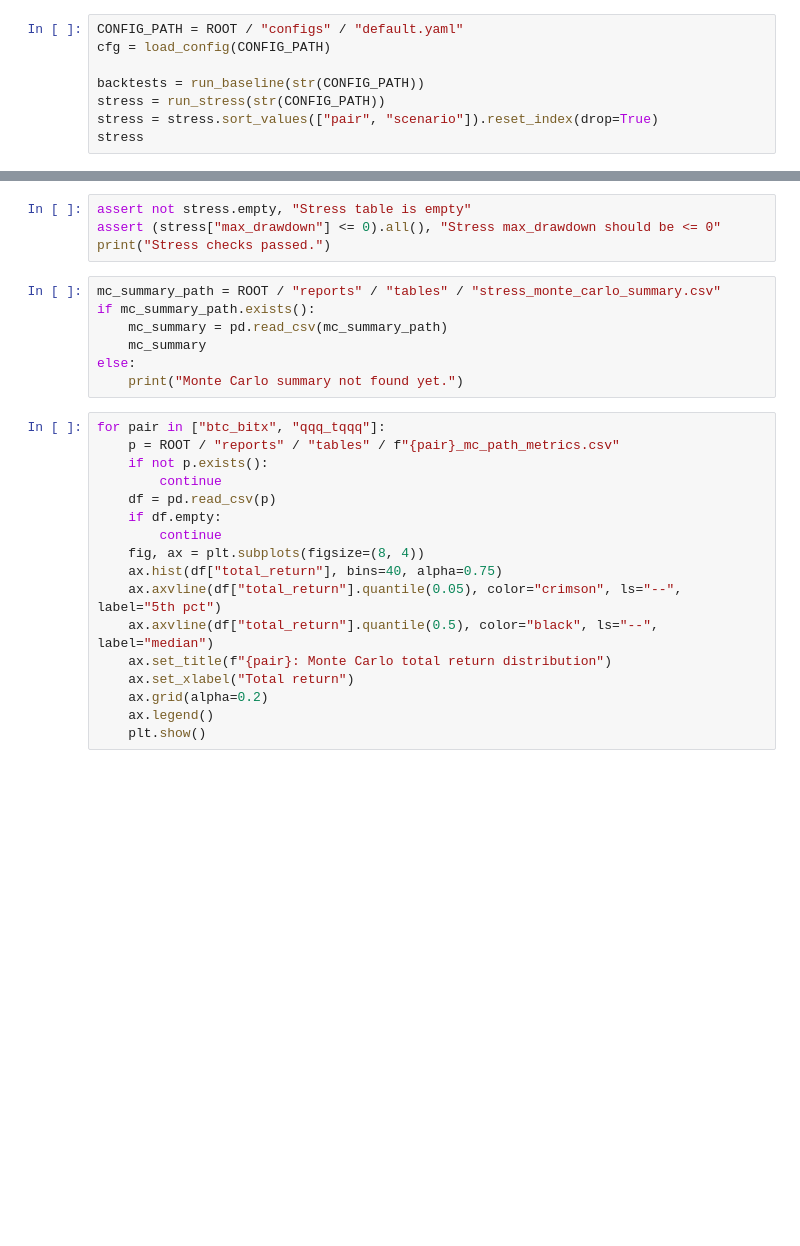
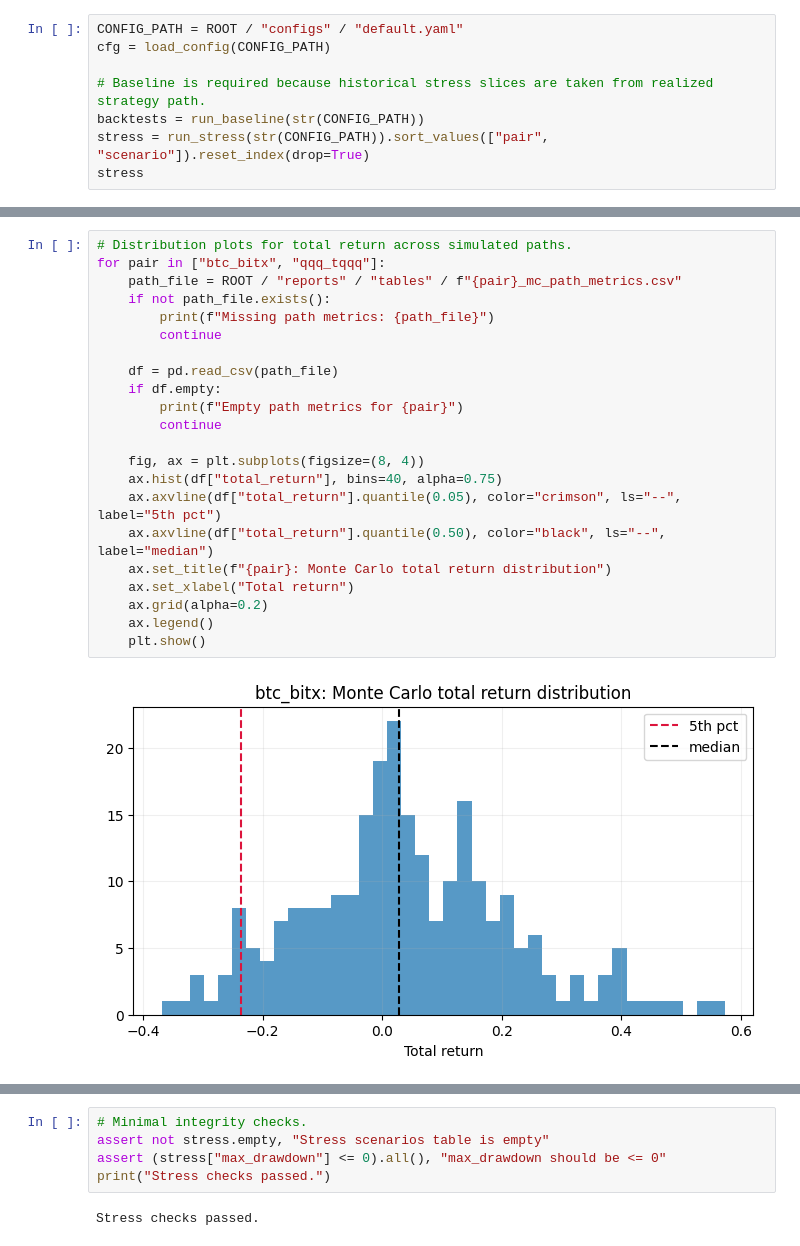
Before and after one commit to Christopher-Xu1/LS-ETF-vol-decay-research, a Jupyter notebook: notebooks/03_stress_tests.ipynb, the cells around one changed output, grey strips where cells are left out. Cells and saved outputs as stored; diff of their text form; blank space fills up the shorter version.

```diff
--- a/notebooks/03_stress_tests.ipynb
+++ b/notebooks/03_stress_tests.ipynb
@@ -29,7 +35,7 @@ from src.experiments.run_stress import run as run_stress
 CONFIG_PATH = ROOT / "configs" / "default.yaml"
 cfg = load_config(CONFIG_PATH)
 
+# Baseline is required because historical stress slices are taken from realized strategy path.
 backtests = run_baseline(str(CONFIG_PATH))
-stress = run_stress(str(CONFIG_PATH))
-stress = stress.sort_values(["pair", "scenario"]).reset_index(drop=True)
+stress = run_stress(str(CONFIG_PATH)).sort_values(["pair", "scenario"]).reset_index(drop=True)
 stress
@@ -85,0 +139,24 @@ attrib
+# %%
+# Distribution plots for total return across simulated paths.
+for pair in ["btc_bitx", "qqq_tqqq"]:
+    path_file = ROOT / "reports" / "tables" / f"{pair}_mc_path_metrics.csv"
+    if not path_file.exists():
+        print(f"Missing path metrics: {path_file}")
+        continue
+
+    df = pd.read_csv(path_file)
+    if df.empty:
+        print(f"Empty path metrics for {pair}")
+        continue
+
+    fig, ax = plt.subplots(figsize=(8, 4))
+    ax.hist(df["total_return"], bins=40, alpha=0.75)
+    ax.axvline(df["total_return"].quantile(0.05), color="crimson", ls="--", label="5th pct")
+    ax.axvline(df["total_return"].quantile(0.50), color="black", ls="--", label="median")
+    ax.set_title(f"{pair}: Monte Carlo total return distribution")
+    ax.set_xlabel("Total return")
+    ax.grid(alpha=0.2)
+    ax.legend()
+    plt.show()
+# %% [output]
+[figure, added]
@@ -86,28 +164,7 @@ attrib
 # %%
-assert not stress.empty, "Stress table is empty"
-assert (stress["max_drawdown"] <= 0).all(), "Stress max_drawdown should be <= 0"
+# Minimal integrity checks.
+assert not stress.empty, "Stress scenarios table is empty"
+assert (stress["max_drawdown"] <= 0).all(), "max_drawdown should be <= 0"
 print("Stress checks passed.")
+# %% [output]
+Stress checks passed.
-# %%
-mc_summary_path = ROOT / "reports" / "tables" / "stress_monte_carlo_summary.csv"
-if mc_summary_path.exists():
-    mc_summary = pd.read_csv(mc_summary_path)
-    mc_summary
-else:
-    print("Monte Carlo summary not found yet.")
-# %%
-for pair in ["btc_bitx", "qqq_tqqq"]:
-    p = ROOT / "reports" / "tables" / f"{pair}_mc_path_metrics.csv"
-    if not p.exists():
-        continue
-    df = pd.read_csv(p)
-    if df.empty:
-        continue
-    fig, ax = plt.subplots(figsize=(8, 4))
-    ax.hist(df["total_return"], bins=40, alpha=0.75)
-    ax.axvline(df["total_return"].quantile(0.05), color="crimson", ls="--", label="5th pct")
-    ax.axvline(df["total_return"].quantile(0.5), color="black", ls="--", label="median")
-    ax.set_title(f"{pair}: Monte Carlo total return distribution")
-    ax.set_xlabel("Total return")
-    ax.grid(alpha=0.2)
-    ax.legend()
-    plt.show()
```
Also changed, not shown: parts of 13 cells of this notebook, 15 other files.
